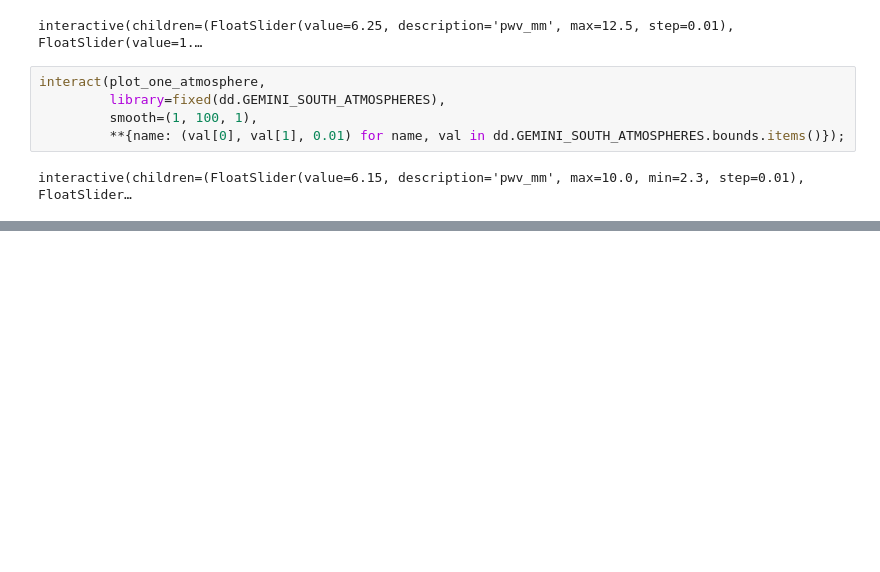
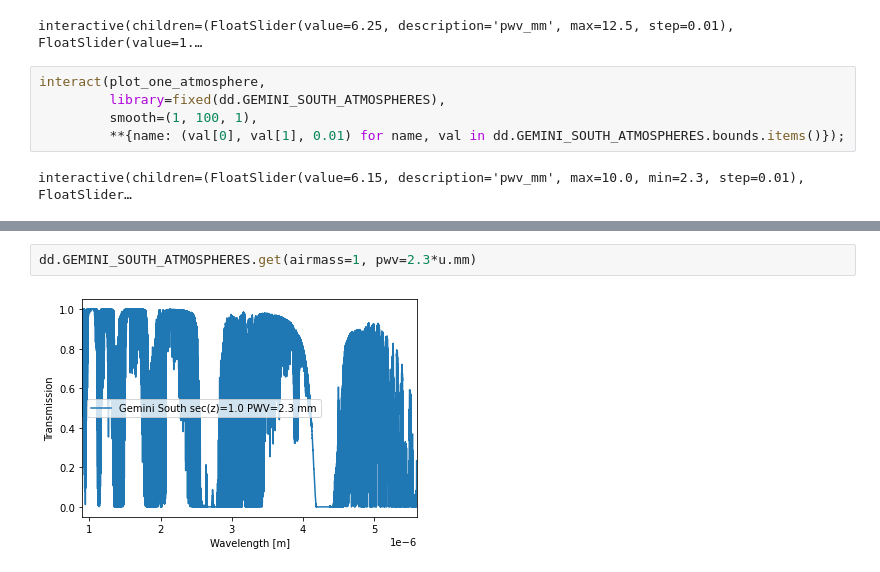
Before and after one commit to joseph-long/doodads, a Jupyter notebook: notebooks/Atmospheric transmission.ipynb, the cells around one changed output, grey strips where cells are left out. Saved outputs shown, nothing was run; the diff lists cells and outputs as text; blank space fills up the shorter version.

```diff
--- a/notebooks/Atmospheric transmission.ipynb
+++ b/notebooks/Atmospheric transmission.ipynb
@@ -45,0 +149,4 @@ interactive(children=(FloatSlider(value=6.15, description='pwv_mm', max=10.0, mi
+# %%
+dd.GEMINI_SOUTH_ATMOSPHERES.get(airmass=1, pwv=2.3*u.mm)
+# %% [output]
+[figure, added]
```
Also changed, not shown: parts of 16 cells of this notebook, 18 other files.
